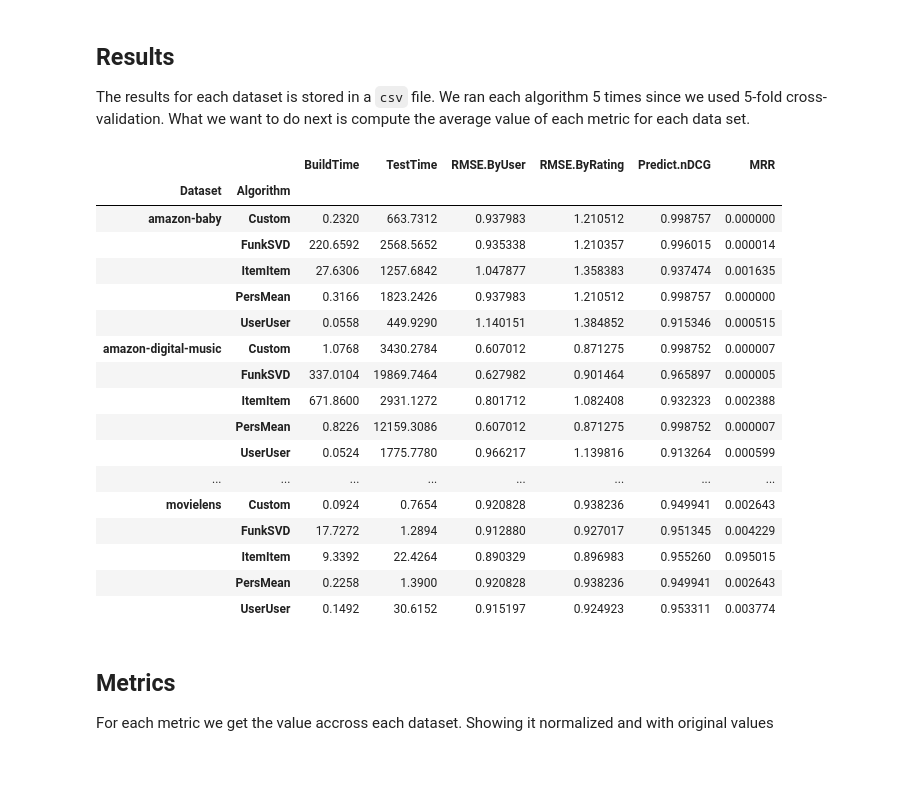
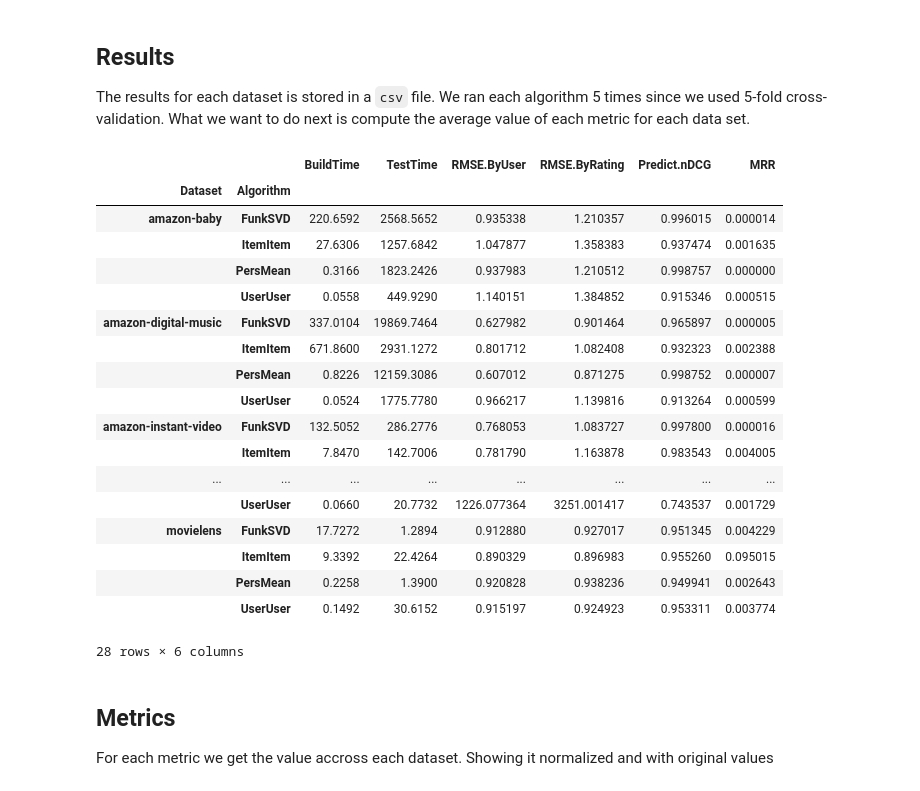
Before and after one commit to Roj/recsys-comparison, a Jupyter notebook: analyze-output.ipynb, the cells around one changed output. Cells and saved outputs as stored; diff of their text form; code cells hidden in the pictures.

```diff
--- a/analyze-output.ipynb
+++ b/analyze-output.ipynb
@@ -58,33 +58,40 @@ We ran each algorithm 5 times since we used 5-fold cross-validation.  What we wa
 # %%
 datasets = ['lastfm','movielens','jester','amazon-instant-video','amazon-musical-instruments','amazon-baby','amazon-digital-music']
 results = pd.DataFrame()
 for dataset in datasets:
     aux = pd.read_csv('data-analysis/results/'+dataset+'/eval-results.csv')
     aux['Dataset'] = dataset
     if results.empty : results = aux
     else: results = results.append(aux)
 
-agg_results = results.drop(['Partition'], axis=1).groupby(['Dataset','Algorithm']).mean()
+
+agg_results = results.drop(['Partition'], axis=1)
+#for now, since every result includes Custom, we have to filter it.
+#in the near future it will be removed from build.gradle, so
+#this won't be necessary
+agg_results = agg_results[agg_results["Algorithm"]!="Custom"]
+agg_results = agg_results.groupby(['Dataset','Algorithm']).mean()
 agg_results
 # %% [output]
 |  |  | BuildTime | TestTime | RMSE.ByUser | RMSE.ByRating | Predict.nDCG | MRR |
 | Dataset | Algorithm |  |  |  |  |  |  |
-| amazon-baby | Custom | 0.2320 | 663.7312 | 0.937983 | 1.210512 | 0.998757 | 0.000000 |
-|  | FunkSVD | 220.6592 | 2568.5652 | 0.935338 | 1.210357 | 0.996015 | 0.000014 |
+| amazon-baby | FunkSVD | 220.6592 | 2568.5652 | 0.935338 | 1.210357 | 0.996015 | 0.000014 |
 |  | ItemItem | 27.6306 | 1257.6842 | 1.047877 | 1.358383 | 0.937474 | 0.001635 |
 |  | PersMean | 0.3166 | 1823.2426 | 0.937983 | 1.210512 | 0.998757 | 0.000000 |
 |  | UserUser | 0.0558 | 449.9290 | 1.140151 | 1.384852 | 0.915346 | 0.000515 |
-| amazon-digital-music | Custom | 1.0768 | 3430.2784 | 0.607012 | 0.871275 | 0.998752 | 0.000007 |
-|  | FunkSVD | 337.0104 | 19869.7464 | 0.627982 | 0.901464 | 0.965897 | 0.000005 |
+| amazon-digital-music | FunkSVD | 337.0104 | 19869.7464 | 0.627982 | 0.901464 | 0.965897 | 0.000005 |
 |  | ItemItem | 671.8600 | 2931.1272 | 0.801712 | 1.082408 | 0.932323 | 0.002388 |
 |  | PersMean | 0.8226 | 12159.3086 | 0.607012 | 0.871275 | 0.998752 | 0.000007 |
 |  | UserUser | 0.0524 | 1775.7780 | 0.966217 | 1.139816 | 0.913264 | 0.000599 |
+| amazon-instant-video | FunkSVD | 132.5052 | 286.2776 | 0.768053 | 1.083727 | 0.997800 | 0.000016 |
+|  | ItemItem | 7.8470 | 142.7006 | 0.781790 | 1.163878 | 0.983543 | 0.004005 |
 | ... | ... | ... | ... | ... | ... | ... | ... |
-| movielens | Custom | 0.0924 | 0.7654 | 0.920828 | 0.938236 | 0.949941 | 0.002643 |
-|  | FunkSVD | 17.7272 | 1.2894 | 0.912880 | 0.927017 | 0.951345 | 0.004229 |
+|  | UserUser | 0.0660 | 20.7732 | 1226.077364 | 3251.001417 | 0.743537 | 0.001729 |
+| movielens | FunkSVD | 17.7272 | 1.2894 | 0.912880 | 0.927017 | 0.951345 | 0.004229 |
 |  | ItemItem | 9.3392 | 22.4264 | 0.890329 | 0.896983 | 0.955260 | 0.095015 |
 |  | PersMean | 0.2258 | 1.3900 | 0.920828 | 0.938236 | 0.949941 | 0.002643 |
 |  | UserUser | 0.1492 | 30.6152 | 0.915197 | 0.924923 | 0.953311 | 0.003774 |
+28 rows × 6 columns
 # %% [markdown]
 ## Metrics
 
```
Also changed, not shown: parts of 4 cells of this notebook.
